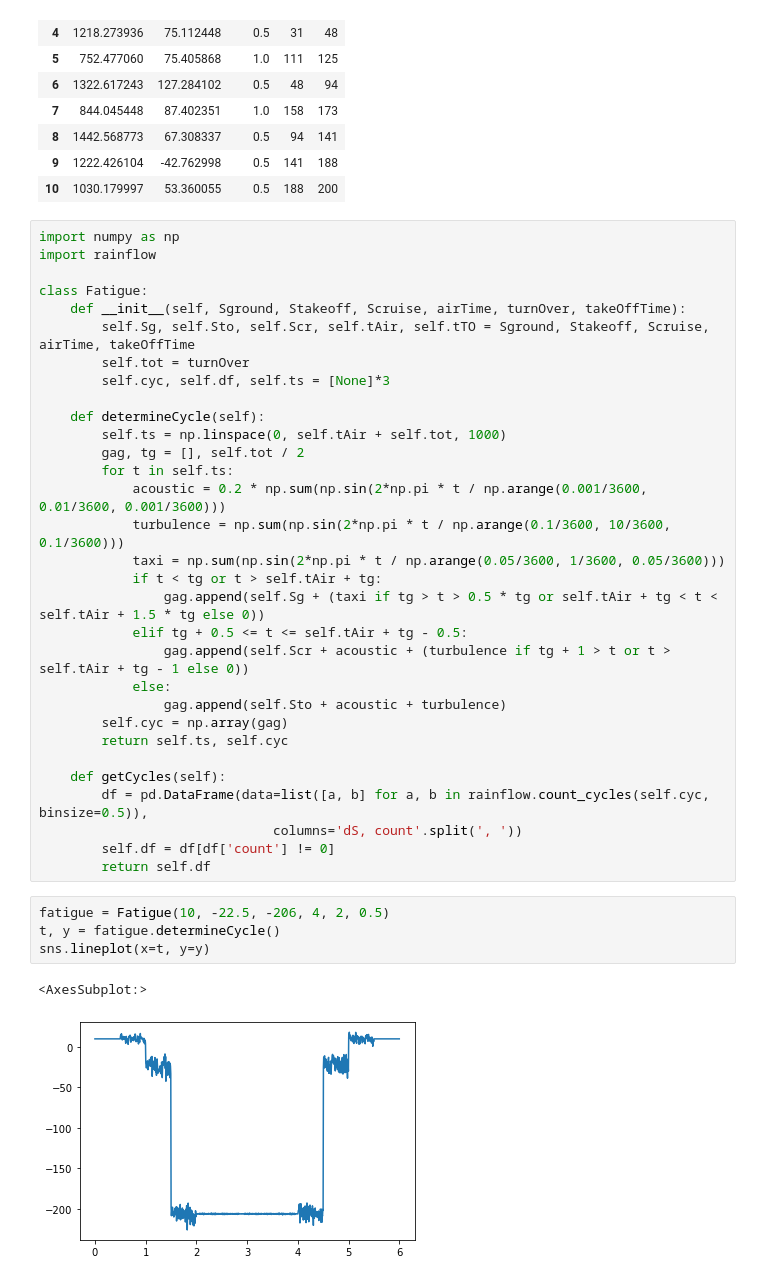
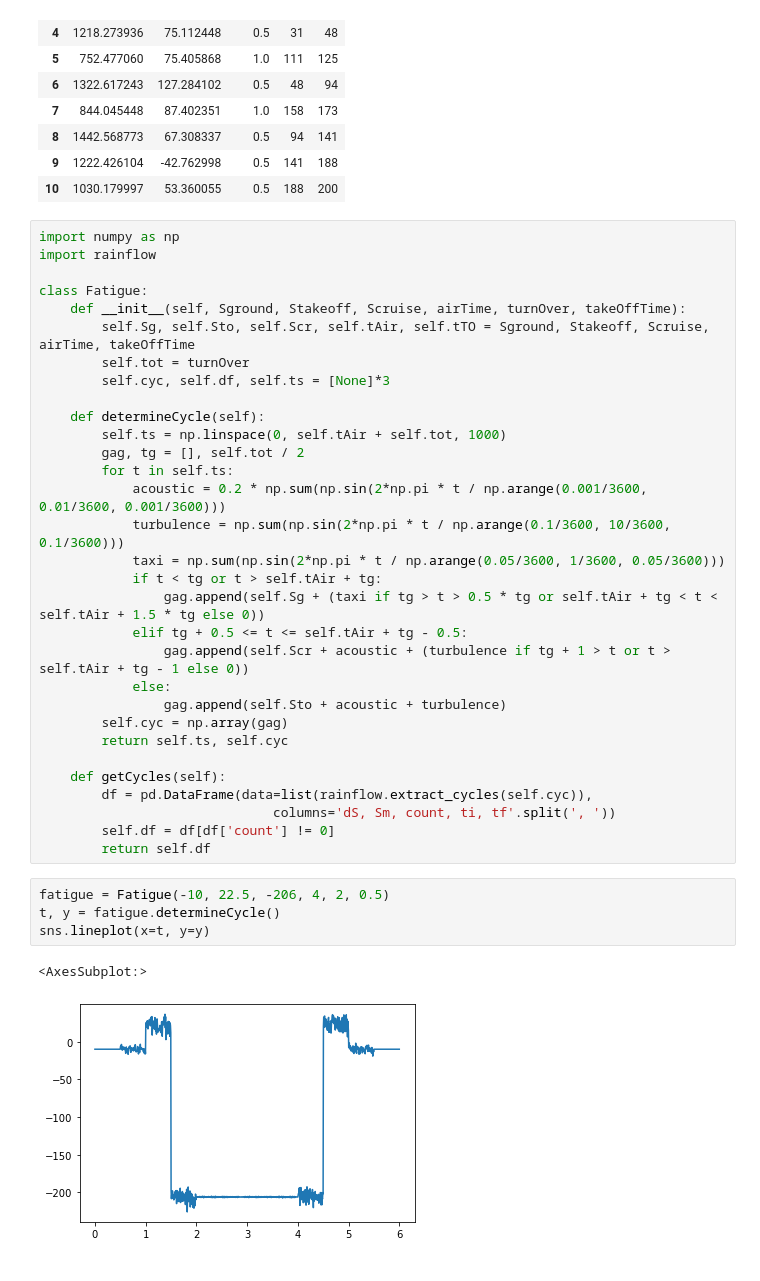
Before and after one commit to dmkeijzer/RBDOWigeon-paper, a Jupyter notebook: structures/NewBox.ipynb, the cells around one changed output. Saved outputs shown, nothing was run; the diff lists cells and outputs as text.

```diff
--- a/structures/NewBox.ipynb
+++ b/structures/NewBox.ipynb
@@ -383,15 +383,15 @@ class Fatigue:
         return self.ts, self.cyc
 
     def getCycles(self):
-        df = pd.DataFrame(data=list([a, b] for a, b in rainflow.count_cycles(self.cyc, binsize=0.5)),
-                              columns='dS, count'.split(', '))
+        df = pd.DataFrame(data=list(rainflow.extract_cycles(self.cyc)),
+                              columns='dS, Sm, count, ti, tf'.split(', '))
         self.df = df[df['count'] != 0]
         return self.df
 # %%
-fatigue = Fatigue(10, -22.5, -206, 4, 2, 0.5)
+fatigue = Fatigue(-10, 22.5, -206, 4, 2, 0.5)
 t, y = fatigue.determineCycle()
 sns.lineplot(x=t, y=y)
 # %% [output]
 <AxesSubplot:>
-[figure, old version]
+[figure, new version]
 # %%
```
Also changed, not shown: parts of 1 cell of this notebook.
